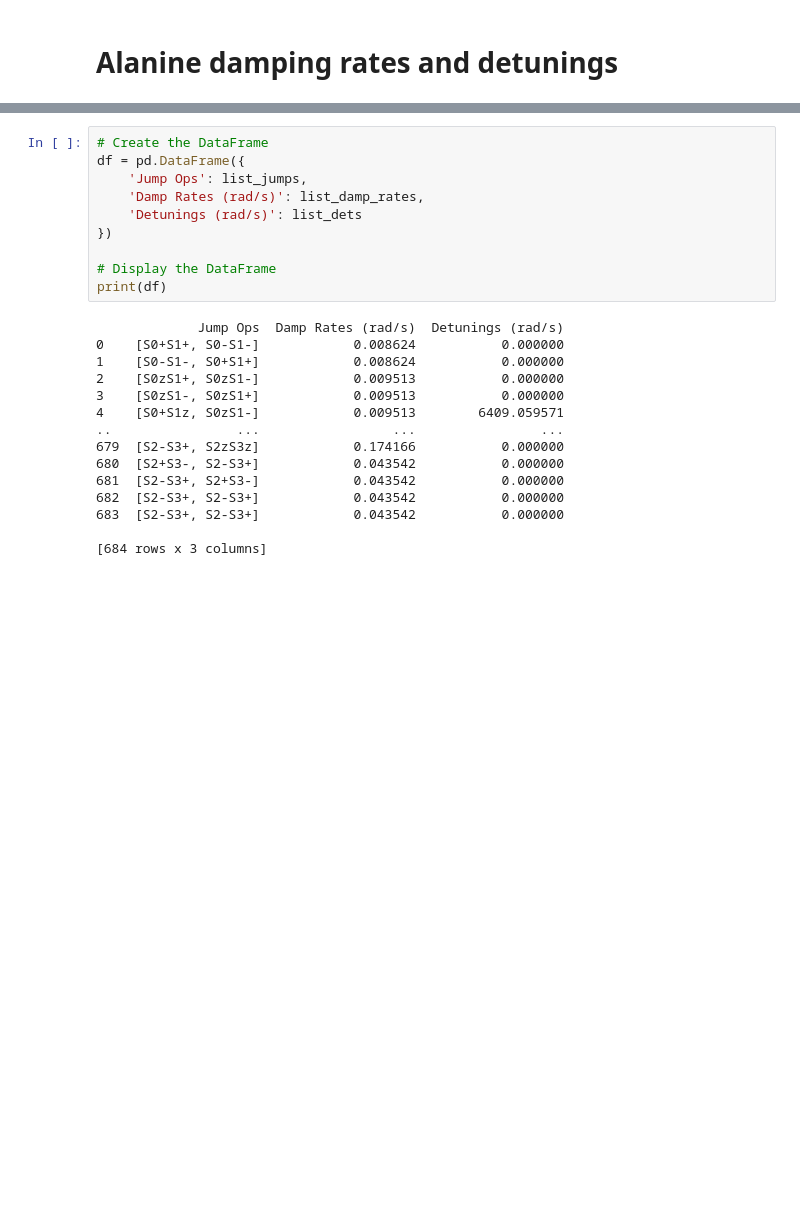
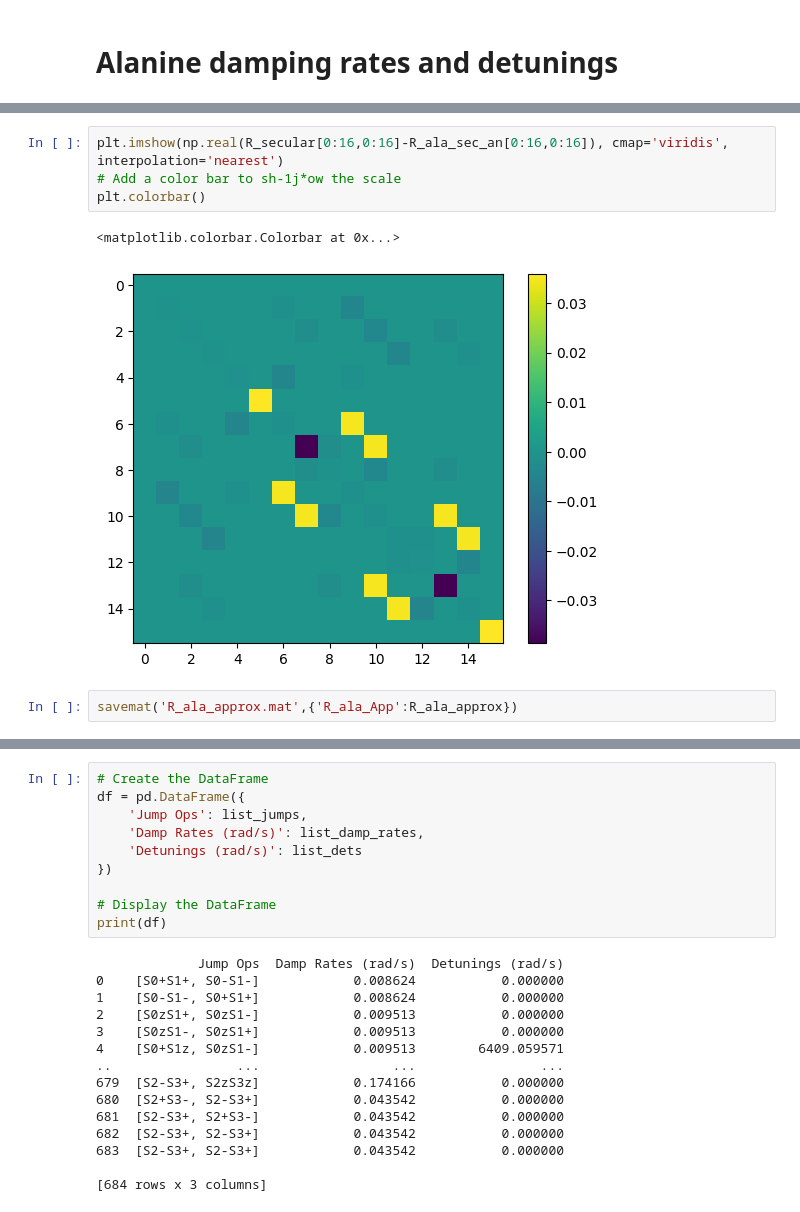
Before and after one commit to kseetharam/nmr-qsim, a Jupyter notebook: circ_sim/GetKite.ipynb, the cells around one changed output, grey strips where cells are left out. Saved outputs shown, nothing was run; the diff lists cells and outputs as text; blank space fills up the shorter version.

```diff
--- a/circ_sim/GetKite.ipynb
+++ b/circ_sim/GetKite.ipynb
@@ -104,0 +987,9 @@ print(df)
+# %%
+plt.imshow(np.real(R_secular[0:16,0:16]-R_ala_sec_an[0:16,0:16]), cmap='viridis', interpolation='nearest')
+# Add a color bar to sh-1j*ow the scale
+plt.colorbar()
+# %% [output]
+<matplotlib.colorbar.Colorbar at 0x...>
+[figure, added]
+# %%
+savemat('R_ala_approx.mat',{'R_ala_App':R_ala_approx})
```
Also changed, not shown: parts of 78 cells of this notebook, 46 other files.
